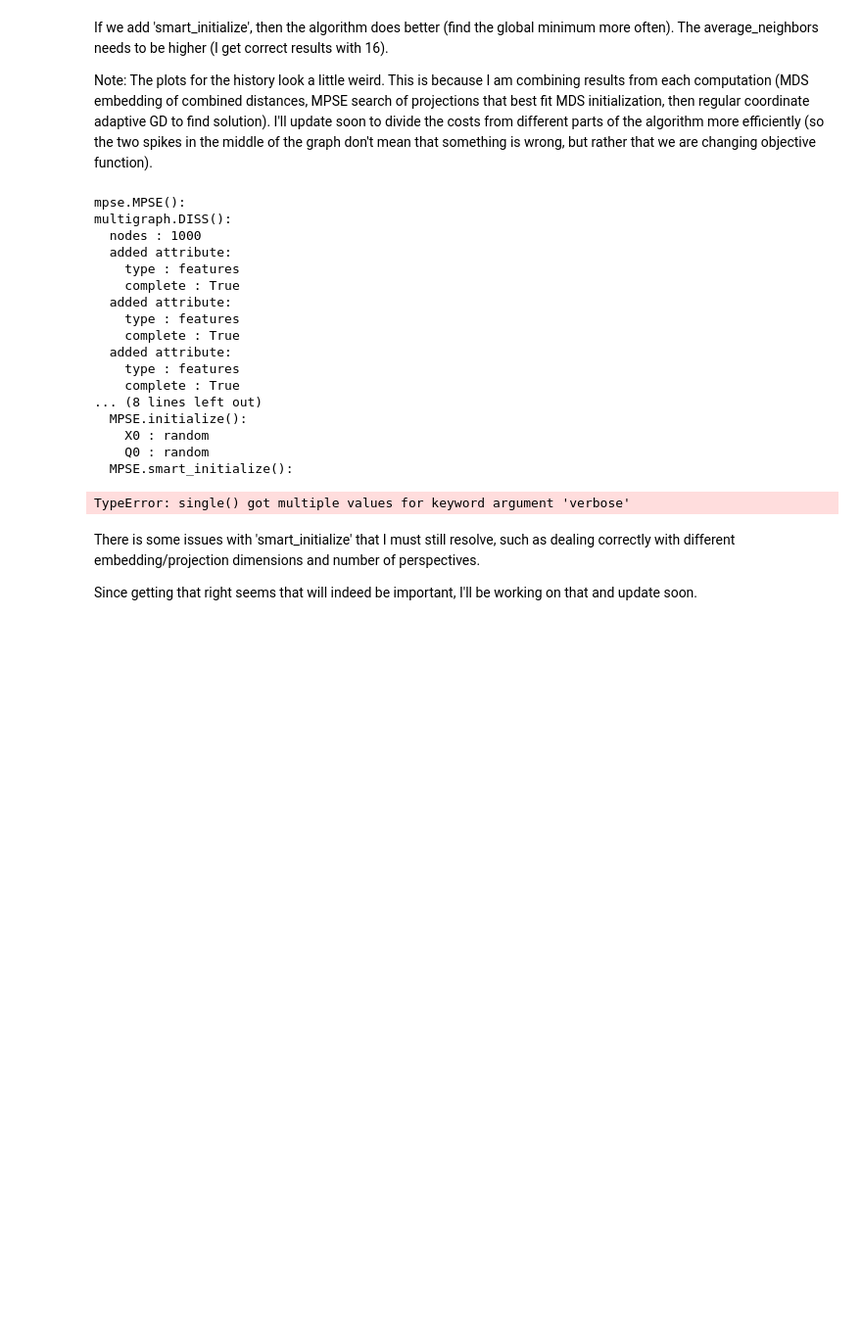
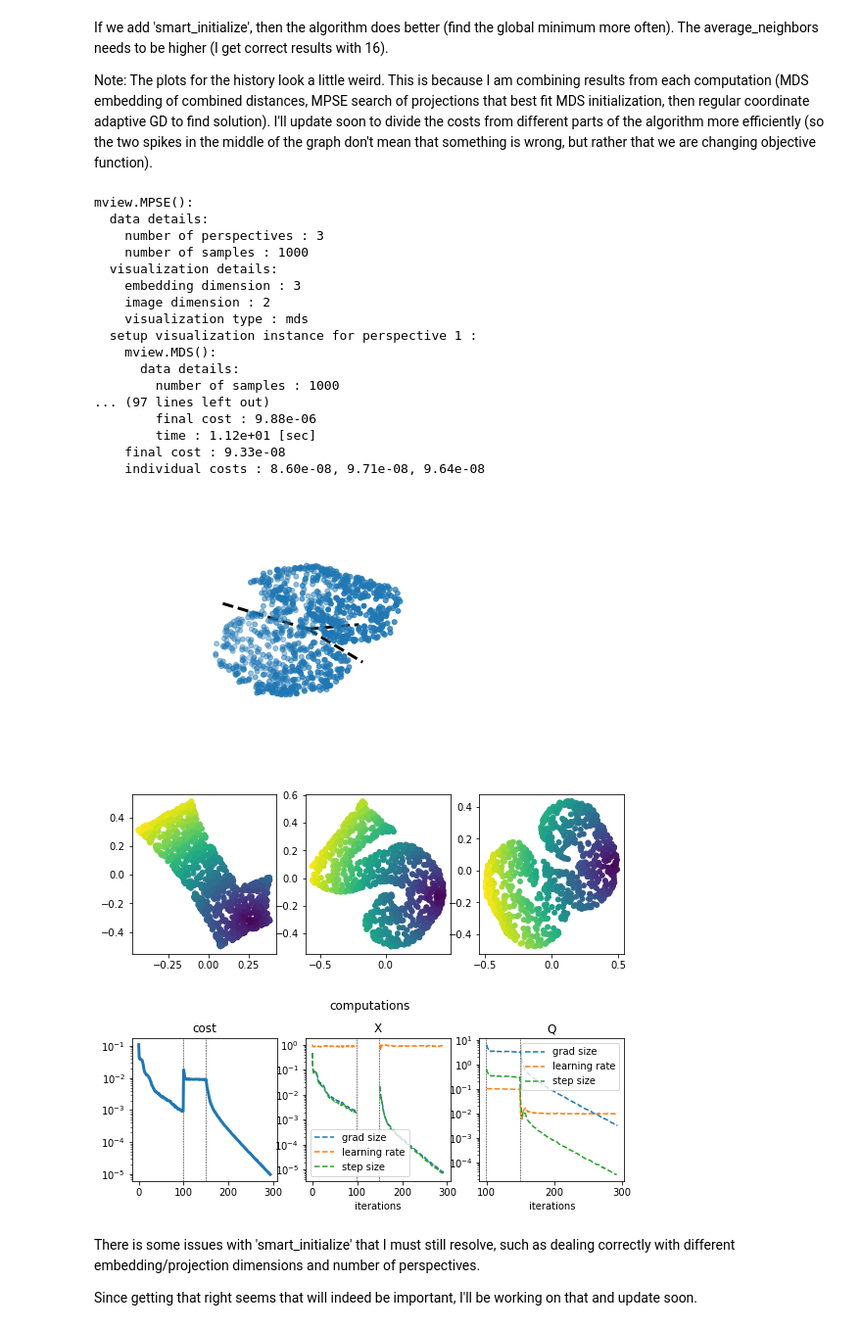
Before and after one commit to enggiqbal/MPSE, a Jupyter notebook: MPSE/mview_examples/123_example.ipynb, the cells around one changed output. Shown at 98% size. Cells and saved outputs as stored; diff of their text form; code cells hidden in the pictures; blank space fills up the shorter version.

```diff
--- a/MPSE/mview_examples/123_example.ipynb
+++ b/MPSE/mview_examples/123_example.ipynb
@@ -128,40 +126,42 @@ If we add 'smart_initialize', then the algorithm does better (find the global mi
 Note: The plots for the history look a little weird. This is because I am combining results from each computation (MDS embedding of combined distances, MPSE search of projections that best fit MDS initialization, then regular coordinate adaptive GD to find solution). I'll update soon to divide the costs from different parts of the algorithm more efficiently (so the two spikes in the middle of the graph don't mean that something is wrong, but rather that we are changing objective function).
 # %%
 mv = mview.basic([Y1,Y2,Y3],
-                 smart_initialize=True,
-                 average_neighbors = 2,
-                 max_iter=500, min_grad=1e-5,lr=[10,0.1],min_cost=1e-4,
+                 batch_size = 10,
+                 max_iter=200, min_grad=1e-5,min_cost=1e-5,
                  verbose=2)
 # %% [output]
-mpse.MPSE():
-multigraph.DISS():
-  nodes : 1000
-  added attribute:
-    type : features
-    complete : True
-  added attribute:
-    type : features
-    complete : True
-  added attribute:
-    type : features
-    complete : True
-... (8 lines left out)
-  MPSE.initialize():
-    X0 : random
-    Q0 : random
-  MPSE.smart_initialize():
+mview.MPSE():
+  data details:
+    number of perspectives : 3
+    number of samples : 1000
+  visualization details:
+    embedding dimension : 3
+    image dimension : 2
+    visualization type : mds
+  setup visualization instance for perspective 1 :
+    mview.MDS():
+      data details:
+        number of samples : 1000
+... (97 lines left out)
+        final cost : 9.88e-06
+        time : 1.12e+01 [sec]
+    final cost : 9.33e-08
+    individual costs : 8.60e-08, 9.71e-08, 9.64e-08
-TypeError: single() got multiple values for keyword argument 'verbose'
 # %%
-mv.figureX()
-mv.figureY()
-mv.figureH()
+mv.plot_embedding()
+mv.plot_images()
+mv.plot_computations()
 
 #path = 'data/123/output/'
 #np.savetxt(path+'varying_123.csv',mv.X,delimiter=',')
 #np.savetxt(path+'varying_1.csv',mv.Y[0],delimiter=',')
 #np.savetxt(path+'varying_2.csv',mv.Y[1],delimiter=',')
 #np.savetxt(path+'varying_3.csv',mv.Y[2],delimiter=',')
 #np.save(path+'varying_Q',mv.Q)
+# %% [output]
+[figure, added]
+[figure, added]
+[figure, added]
 # %% [markdown]
 There is some issues with 'smart_initialize' that I must still resolve, such as dealing correctly with different embedding/projection dimensions and number of perspectives.
 
```
Also changed, not shown: parts of 15 cells of this notebook, 9 other files.
